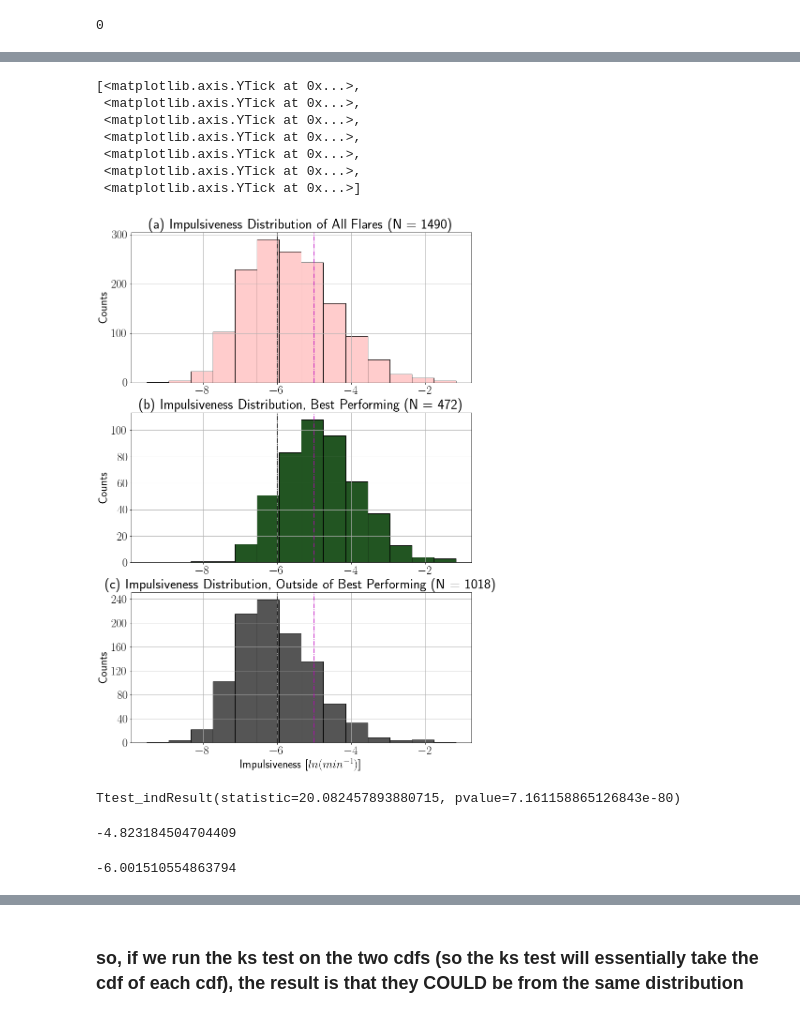
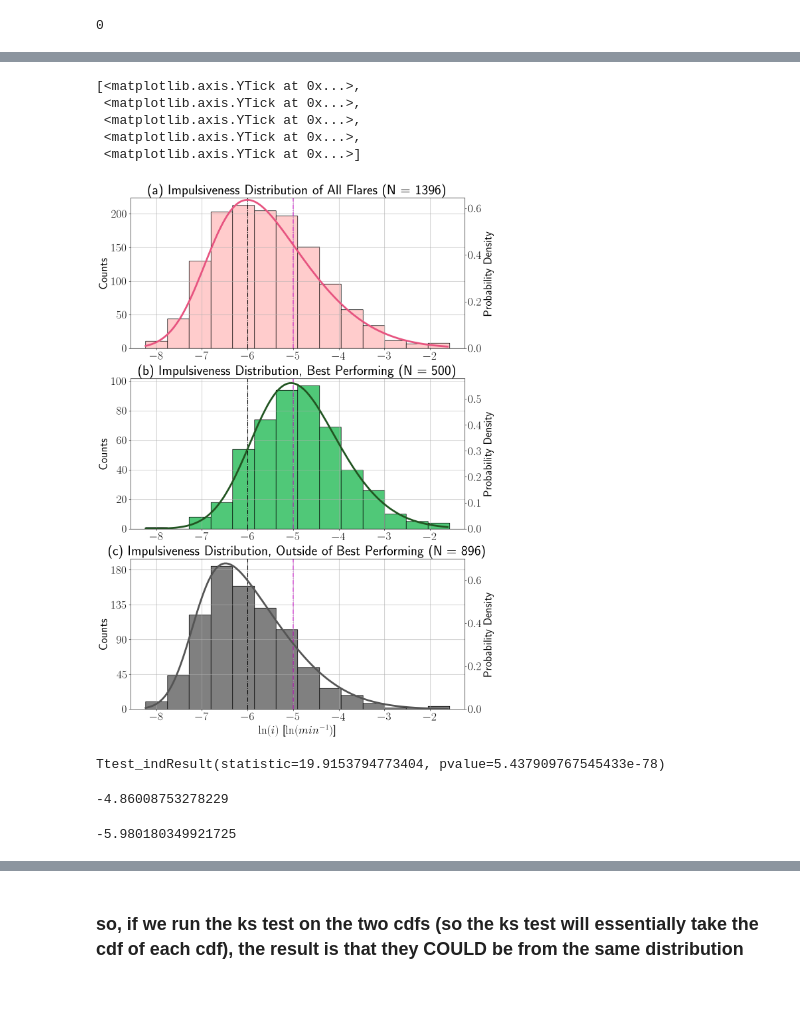
Before and after one commit to coletamburri2112/imp_dev, a Jupyter notebook: fit_imp_distribution_relative.ipynb, the cells around one changed output, grey strips where cells are left out. Cells and saved outputs as stored; diff of their text form; code cells hidden in the pictures.

```diff
--- a/fit_imp_distribution_relative.ipynb
+++ b/fit_imp_distribution_relative.ipynb
@@ -6,7 +6,7 @@ from scipy import stats
 from scipy.optimize import curve_fit
 import pandas as pd
 # %%
-filename = '/Users/owner/Desktop/Oct_2022_Imp/imp_dev/all_and_best_Oct_2022.mat'
+filename = '/Users/coletamburri/Desktop/all_and_best_Sep_2023.mat'
 dat = sio.loadmat(filename)
 # %%
 plt.rcParams['text.usetex']=True
@@ -38,3 +38,8 @@ best_imp_df = pd.DataFrame(best_imp_arr, columns = ['Best_Imp','Best_Imp_Inds'])
 
 #num=301 for the fitting to distribution, num=16 for bins
 #edges = np.linspace(min(all_imp_nonan),max(all_imp_nonan),num=16)
+# %%
+l=0
+for i in range(2049):
+    if np.isnan(all_imp[i,0])==False:
+        l+=1
@@ -82,3 +91,4 @@ not_best_imp_nonan = all_imp_prep_cp[all_imp_prep_cp < 0.0]
 all_imp_nonan = (all_imp_nonan_cp[all_imp_nonan_cp < 0.0])
 
 edges = np.linspace(min(all_imp_nonan),max(all_imp_nonan),num=15)
+edges2 = np.linspace(min(all_imp_nonan),max(all_imp_nonan),num=151)
@@ -89,53 +146,69 @@ len(not_best_imp_nonan)
 # %%
 fig,[ax1,ax2,ax3] = plt.subplots(3,1,figsize = [13,20])
-f = ax2.hist(best_imp_nonan,bins=edges,facecolor='#225522',edgecolor='black')
-g = ax3.hist(not_best_imp_nonan,bins=edges,facecolor='#555555',edgecolor='black')
+f = ax2.hist(best_imp_nonan,bins=edges,facecolor='#50C878',edgecolor='black')
+g = ax3.hist(not_best_imp_nonan,bins=edges,facecolor='grey',edgecolor='black')
 h = ax1.hist(all_imp_nonan,bins=edges,facecolor='#FFCCCC',edgecolor='black')
+ax1_0 = ax1.twinx()
+ax2_0 = ax2.twinx()
+ax3_0 = ax3.twinx()
 
+#ax1_0.plot(edges2[0:-1],newscale(skewedgauss,max(h[0])),label='All Flares',color='#e75480',linewidth=4)
+#ax2_0.plot(edges2[0:-1],newscale(skewedgauss2,max(f[0])),label='Best Flares',color='#225522',linewidth=4)
+#ax3_0.plot(edges2[0:-1],newscale(skewedgauss3,max(g[0])),label='Non-Best Performing',color='#555555',linewidth=4)
+ax1_0.plot(edges2[0:-1],skewedgauss,label='All Flares',color='#e75480',linewidth=4)
+ax2_0.plot(edges2[0:-1],skewedgauss2,label='Best Flares',color='#225522',linewidth=4)
+ax3_0.plot(edges2[0:-1],skewedgauss3,label='Non-Best Performing',color='#555555',linewidth=4)
 ax2.grid()
 ax3.grid()
 ax1.grid()
 
 
-ax2.set_title('(b) Impulsiveness Distribution, Best Performing (N = 472)',font='Tahoma',fontsize=30,fontweight='bold')
-ax3.set_title('(c) Impulsiveness Distribution, Outside of Best Performing (N = 1018)',font='Tahoma',fontsize=30,fontweight='bold')
-ax1.set_title('(a) Impulsiveness Distribution of All Flares (N = 1490)',font='Tahoma',fontsize=30,fontweight='bold')
+ax2.set_title('(b) Impulsiveness Distribution, Best Performing (N = 500)',font='Tahoma',fontsize=30,fontweight='bold')
+ax3.set_title('(c) Impulsiveness Distribution, Outside of Best Performing (N = 896)',font='Tahoma',fontsize=30,fontweight='bold')
+ax1.set_title('(a) Impulsiveness Distribution of All Flares (N = 1396)',font='Tahoma',fontsize=30,fontweight='bold')
 ax2.tick_params(axis='both', which='major', labelsize=25)
 ax3.tick_params(axis='both', which='major', labelsize=25)
 ax1.tick_params(axis='both', which='major', labelsize=25)
+ax2_0.tick_params(axis='both', which='major', labelsize=25)
+ax3_0.tick_params(axis='both', which='major', labelsize=25)
+ax1_0.tick_params(axis='both', which='major', labelsize=25)
+ax1_0.set_ylim([0,0.645])
+ax2_0.set_ylim([0,0.58])
+ax3_0.set_ylim([0,0.7])
 ax2.set_ylabel('Counts',fontsize=25)
 ax3.set_ylabel('Counts',fontsize=25)
 ax1.set_ylabel('Counts',fontsize=25)
-ax3.set_xlabel('Impulsiveness [$ln(min^{-1})$]',fontsize=25)
+ax2_0.set_ylabel('Probability Density',fontsize=25)
+ax3_0.set_ylabel('Probability Density',fontsize=25)
+ax1_0.set_ylabel('Probability Density',fontsize=25)
+ax3.set_xlabel('$\ln(i)$ [$\ln(min^{-1})$]',fontsize=25)
 ax1.axvline(-6,c='k',ls='dashdot')
 ax1.axvline(-5,c='m',ls='dashdot')
 ax2.axvline(-6,c='k',ls='dashdot')
 ax2.axvline(-5,c='m',ls='dashdot')
 ax3.axvline(-6,c='k',ls='dashdot')
 ax3.axvline(-5,c='m',ls='dashdot')
-ax3.set_yticks(np.linspace(0,240,7))
+ax3.set_yticks(np.linspace(0,180,5))
 # %% [output]
 [<matplotlib.axis.YTick at 0x...>,
  <matplotlib.axis.YTick at 0x...>,
  <matplotlib.axis.YTick at 0x...>,
  <matplotlib.axis.YTick at 0x...>,
- <matplotlib.axis.YTick at 0x...>,
- <matplotlib.axis.YTick at 0x...>,
  <matplotlib.axis.YTick at 0x...>]
-[figure, old version]
+[figure, new version]
 # %%
 # students t test
 stats.ttest_ind(best_imp_nonan,not_best_imp_nonan,alternative='greater')
 # %% [output]
-Ttest_indResult(statistic=20.082457893880715, pvalue=7.161158865126843e-80)
+Ttest_indResult(statistic=19.9153794773404, pvalue=5.437909767545433e-78)
 # %%
 np.mean(best_imp_nonan)
 # %% [output]
--4.823184504704409
+-4.86008753278229
 # %%
 np.mean(not_best_imp_nonan)
 # %% [output]
--6.001510554863794
+-5.980180349921725
 # %%
 # ks test comparison:
 
```
Also changed, not shown: parts of 43 cells of this notebook, 3 other files.
